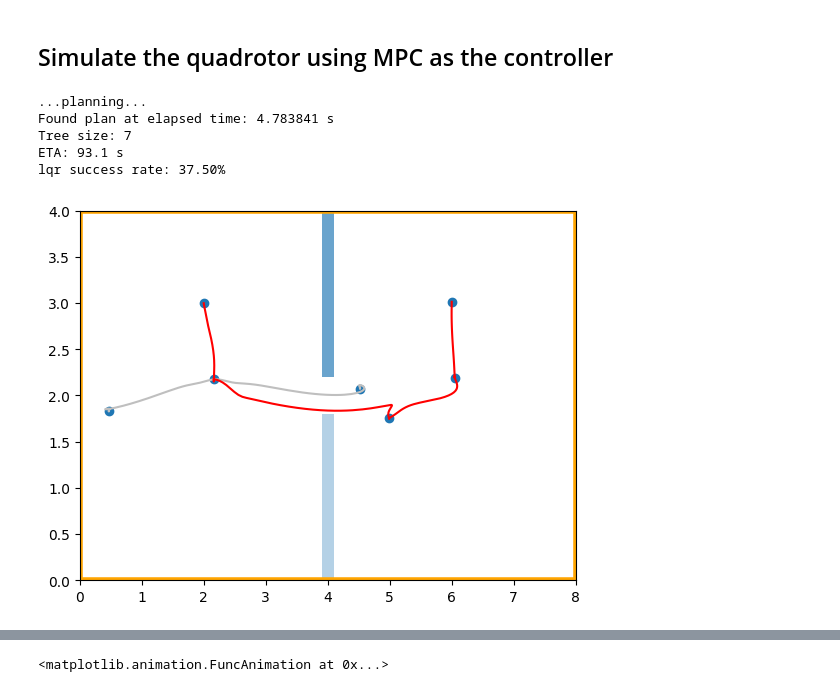
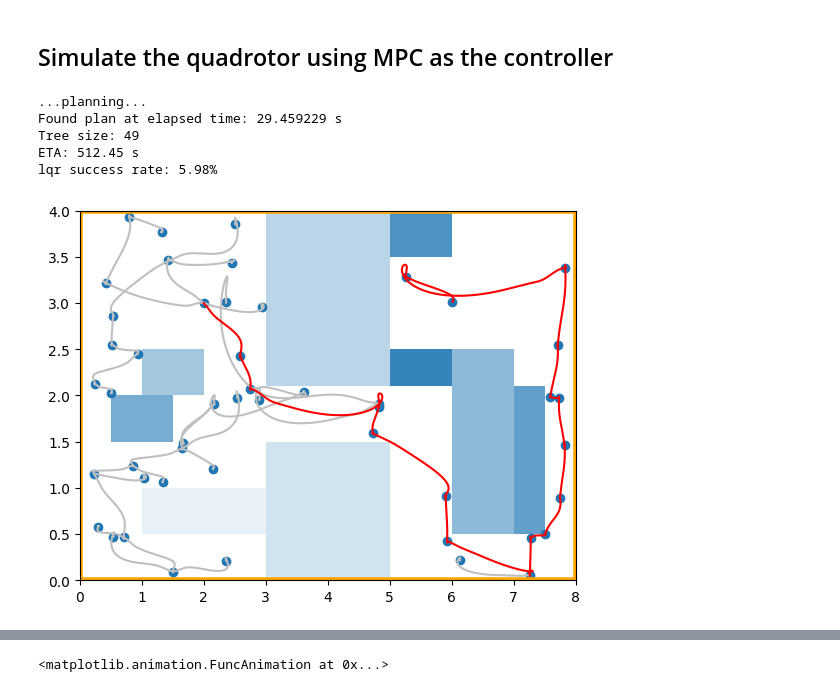
Before and after one commit to clee009/MEAM517-Final-Project, a Jupyter notebook: final_project.ipynb, the cells around one changed output, grey strips where cells are left out. Drawn from its saved outputs; the diff is of its cells as text; code cells hidden in the pictures.

```diff
--- a/final_project.ipynb
+++ b/final_project.ipynb
@@ -14,39 +14,39 @@ import importlib
 
 from quad_sim_pendulum import simulate_quadrotor
 
 # Need to reload the module to use the latest code
 import quadrotor_with_pendulum
 importlib.reload(quadrotor_with_pendulum)
 from quadrotor_with_pendulum import QuadrotorPendulum
 from animation import Animation
 from obstacles import Obstacles
 
 import numpy as np
 
 # Weights of LQR cost
 R = np.eye(2)
 Q = np.diag([10, 10, 1, 1, 1, 1, 1, 1])
 Qf = Q
 
 # End time of the simulation
 tf = 10
 
 # Construct our quadrotor controller
 x0 = np.array([2, 3, 0, 0, 0, 0, 0, 0])
 xf = np.array([6, 3, 0, 0, 0, 0, 0, 0])
 quadrotor = QuadrotorPendulum(Q, R, Qf, xf, input_max=30)
-obstacles = Obstacles("./configs/world.yaml")
+obstacles = Obstacles("./configs/world_maze.yaml")
 
 rrt = PathPlannerLQRRT("./configs/lqrrt.yaml", obstacles, quadrotor)
 planner = rrt.get_planner()
 rrt.plot_result(planner)
 # %% [output]
 ...planning...
-Found plan at elapsed time: 4.783841 s
-Tree size: 7
-ETA: 93.1 s
-lqr success rate: 37.50%
+Found plan at elapsed time: 29.459229 s
+Tree size: 49
+ETA: 512.45 s
+lqr success rate: 5.98%
-[figure, old version]
+[figure, new version]
 # %% [markdown]
 <a style='text-decoration:none;line-height:16px;display:flex;color:#5B5B62;padding:10px;justify-content:end;' href='https://deepnote.com?utm_source=created-in-deepnote-cell&projectId=bc24b42c-2384-48c3-b1e2-6f6c0205f5f5' target="_blank">
 <img alt='Created in deepnote.com' style='display:inline;max-height:16px;margin:0px;margin-right:7.5px;' src='embedded-picture-1' > </img>
```
Also changed, not shown: parts of 1 cell of this notebook, 8 other files.
